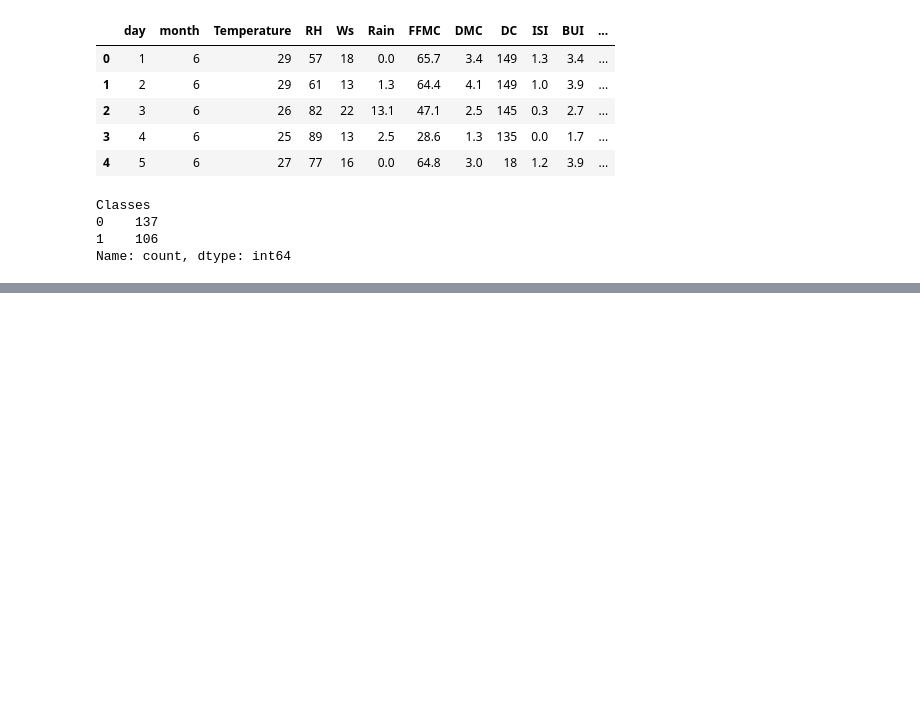
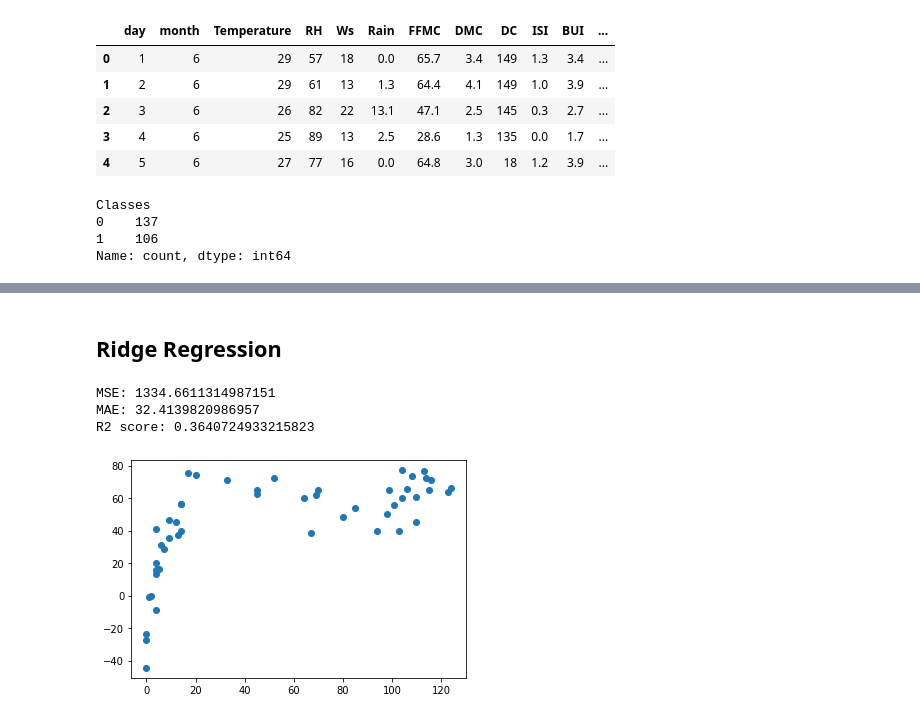
Before and after one commit to demonpratapdemon/EDA-Wine-Quality, a Jupyter notebook: EDA_AlgerianForestFire.ipynb, the cells around one changed output, grey strips where cells are left out. Cells and saved outputs as stored; diff of their text form; code cells hidden in the pictures; blank space fills up the shorter version.

```diff
--- a/EDA_AlgerianForestFire.ipynb
+++ b/EDA_AlgerianForestFire.ipynb
@@ -561,0 +562,22 @@ R2 score: 0.3763748292041753
+# %% [markdown]
+## Ridge Regression
+# %%
+from sklearn.linear_model import Ridge
+from sklearn.metrics import r2_score, mean_absolute_error, mean_squared_error
+
+ridge_model = Ridge()
+ridge_model.fit(X_train_scaled, y_train)
+y_pred = ridge_model.predict(X_test_scaled)
+mse = mean_squared_error(y_test, y_pred)
+mae = mean_absolute_error(y_test, y_pred)
+r2 = r2_score(y_test, y_pred)
+print(f"MSE: {mse}")
+print(f"MAE: {mae}")
+print(f"R2 score: {r2}")
+plt.scatter(y_test,y_pred)
+plt.show()
+# %% [output]
+MSE: 1334.6611314987151
+MAE: 32.4139820986957
+R2 score: 0.3640724933215823
+[figure, added]
```
Also changed, not shown: parts of 42 cells of this notebook.
